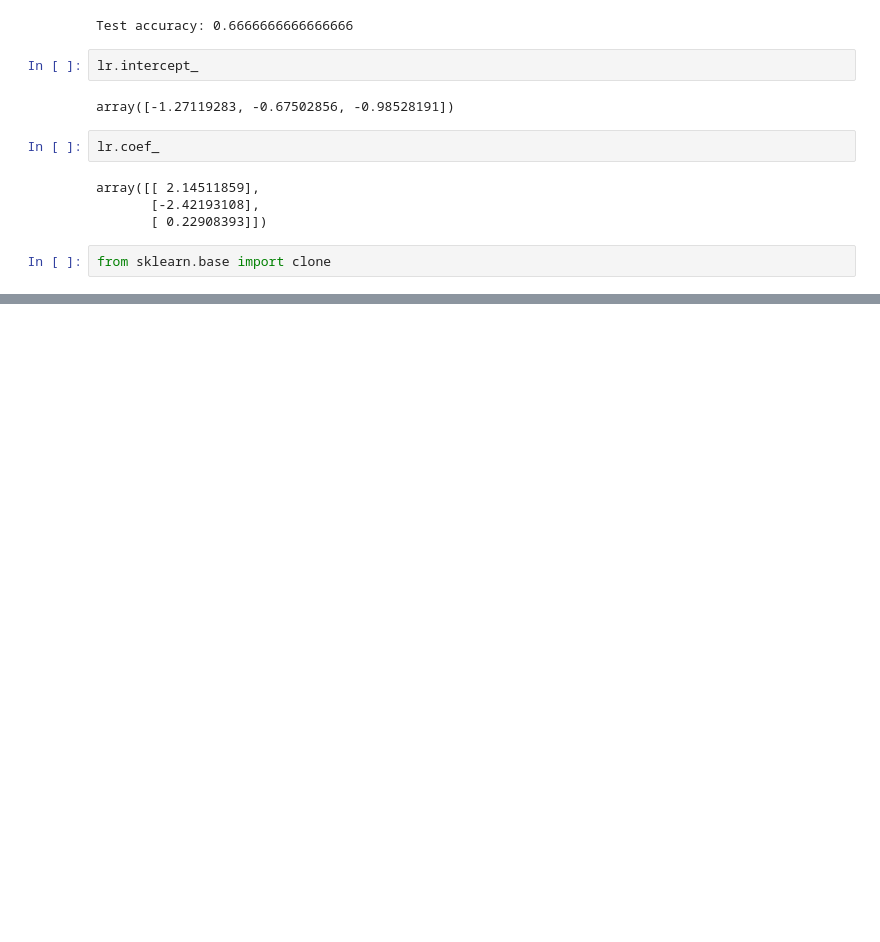
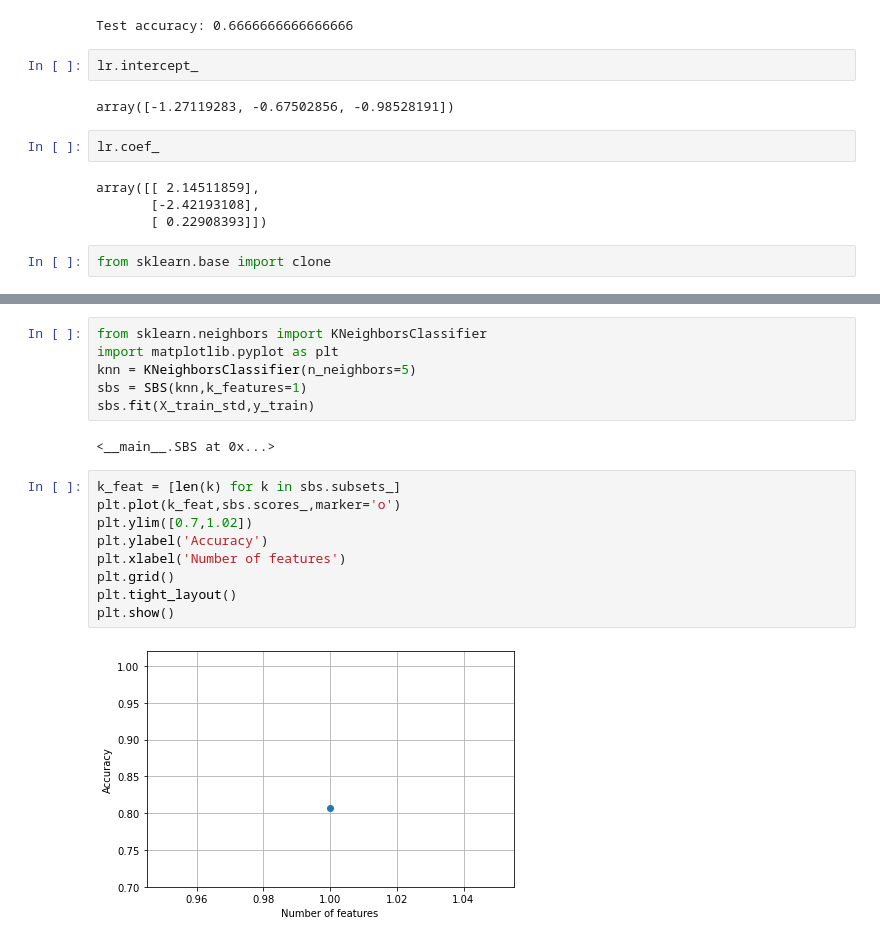
Before and after one commit to zaxirolls/learn, a Jupyter notebook: python達人本/ch4.ipynb, the cells around one changed output, grey strips where cells are left out. Drawn from its saved outputs; the diff is of its cells as text; blank space fills up the shorter version.

```diff
--- a/python達人本/ch4.ipynb
+++ b/python達人本/ch4.ipynb
@@ -345,0 +389,19 @@ ModuleNotFoundError: No module named 'sklearn.cross_validation'
+# %%
+from sklearn.neighbors import KNeighborsClassifier
+import matplotlib.pyplot as plt
+knn = KNeighborsClassifier(n_neighbors=5)
+sbs = SBS(knn,k_features=1)
+sbs.fit(X_train_std,y_train)
+# %% [output]
+<__main__.SBS at 0x...>
+# %%
+k_feat = [len(k) for k in sbs.subsets_]
+plt.plot(k_feat,sbs.scores_,marker='o')
+plt.ylim([0.7,1.02])
+plt.ylabel('Accuracy')
+plt.xlabel('Number of features')
+plt.grid()
+plt.tight_layout()
+plt.show()
+# %% [output]
+[figure, added]
```
Also changed, not shown: parts of 2 cells of this notebook.
